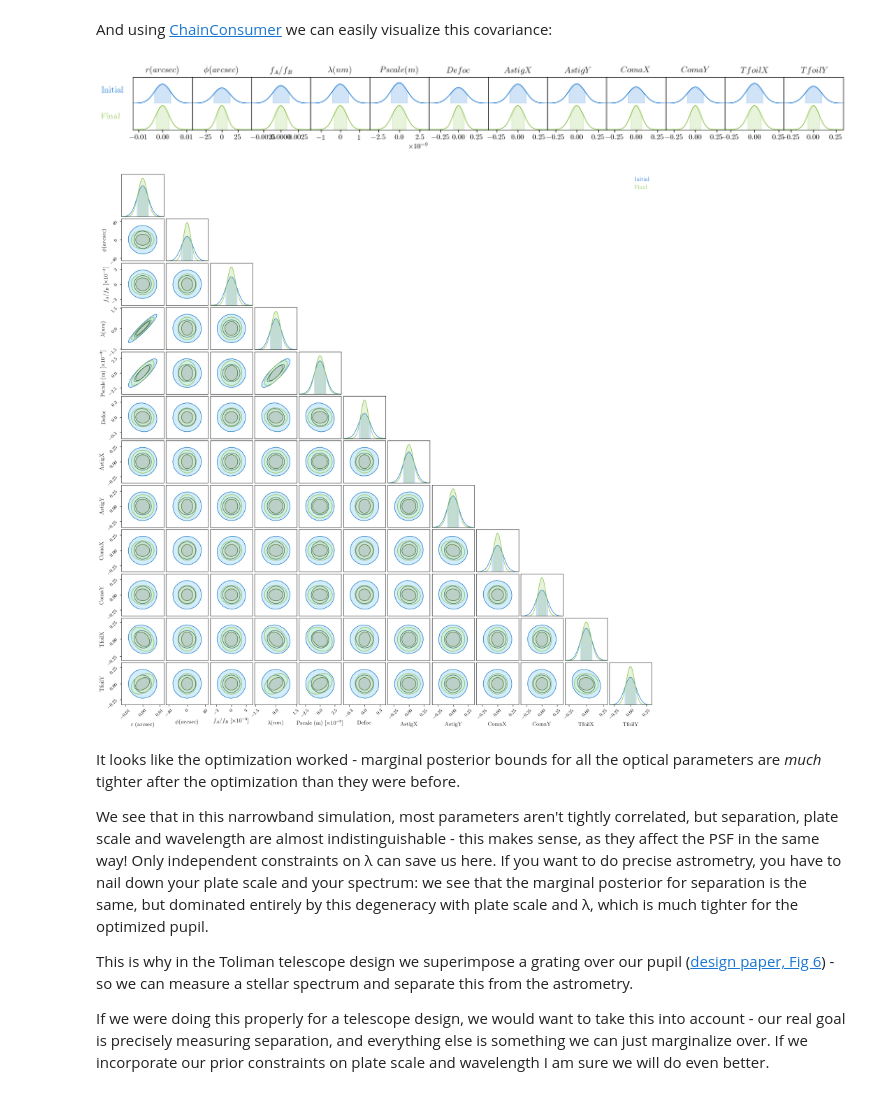
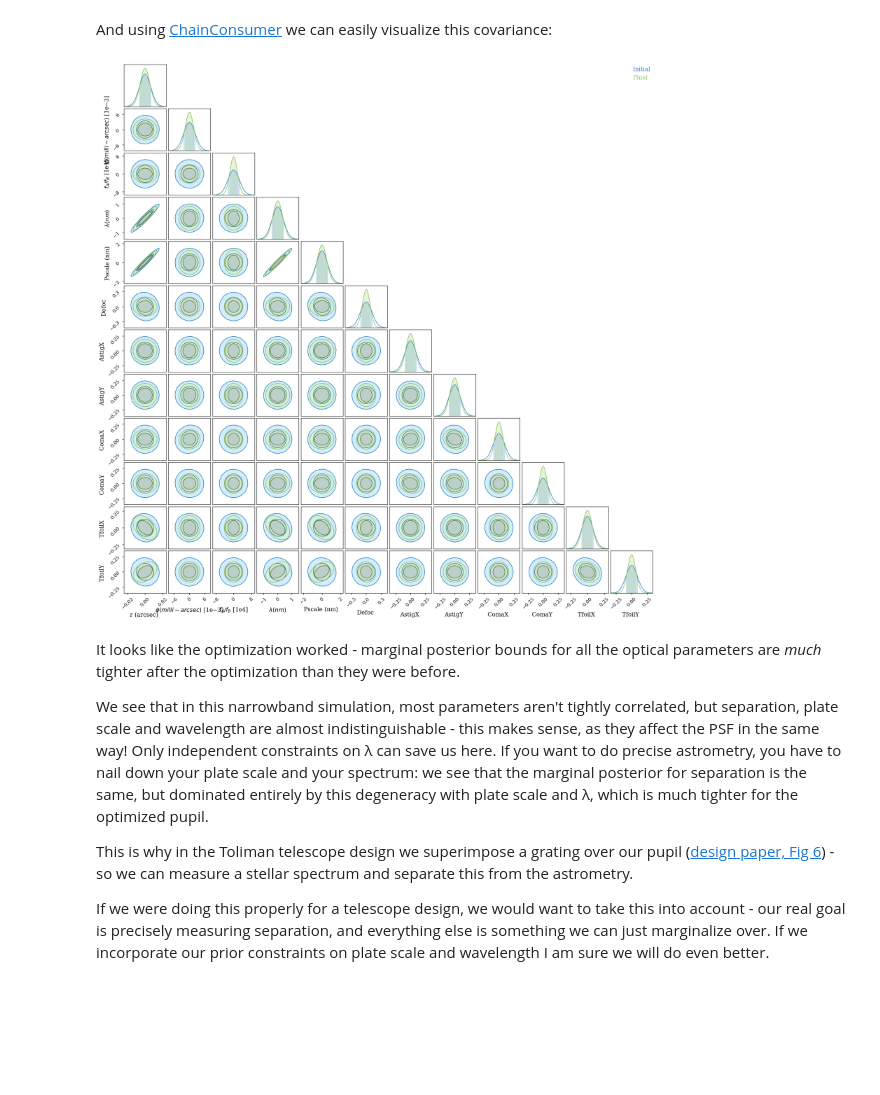
Before and after one commit to LouisDesdoigts/dLux, a Jupyter notebook: docs/notebooks/fisher_information.ipynb, the cells around one changed output. Drawn from its saved outputs; the diff is of its cells as text; code cells hidden in the pictures; blank space fills up the shorter version.

```diff
--- a/docs/notebooks/fisher_information.ipynb
+++ b/docs/notebooks/fisher_information.ipynb
@@ -190,12 +129,11 @@ Define a loss function and specify that we are only optimizing over the CLIMB ba
 # %%
-coeffs_path = ['layers', 4, 'coeffs']
-filter_spec = osys.get_filter_spec([coeffs_path])
+args = model.get_args('ApplyBasisCLIMB.coefficients')
 
 @eqx.filter_jit
-@eqx.filter_value_and_grad(arg=filter_spec)
-def fim_loss_func(model, X, logpri_fn, update_fn):
-    psf = model.propagate()
-    loss = bayes.calc_ent(logpri_fn, X, psf, model, update_fn)
+@eqx.filter_value_and_grad(arg=args)
+def fim_loss_func(model, X, loglike_fn, update_fn, model_fn):
+    psf = model.model()
+    loss = bayes.calculate_entropy(loglike_fn, X, psf, model, update_fn, model_fn)
     return loss
 # %% [markdown]
 Call the loss function once to compile:
@@ -271,5 +205,5 @@ Text(0.5, 1.0, 'Final PSF')
 Let's calculate the covariance matrix elements:
 # %%
 %%time
-covs = [bayes.calc_cov(bayes.poiss_logpri, X, model.propagate(), model, binary_param) for model in [model_in, final]]
+covs = [bayes.calculate_covariance(bayes.poisson_log_likelihood, X, model.model(), model, perturb, 'model') for model in [models_out[0], models_out[-1]]]
 # %% [output]
@@ -278,16 +212,19 @@ Wall time: 15.3 s
 # %% [markdown]
 And using [ChainConsumer](https://samreay.github.io/ChainConsumer/) we can easily visualize this covariance:
-# %%
-c = ChainConsumer()
-c.add_covariance(X, covs[0], parameters=params,name='Initial')
-c.add_covariance(X, covs[1], parameters=params,name='Final')
-c.configure(serif=True, shade=True, bar_shade=True, shade_alpha=0.2, spacing=1., max_ticks=3)
-
-fig = c.plotter.plot_summary()
-fig = c.plotter.plot()
-# %% [output]
-[figure, removed]
-[figure, removed]
+# %%
+param_names = ["r (arcsec)", "$\phi (milli-arcsec)$", '$f_A/f_B$', "$\lambda (nm)$",
+               "Pscale (nm)", "Defoc", "AstigX", "AstigY", "ComaX", "ComaY",
+               "TfoilX", "TfoilY"]
+
+c = ChainConsumer()
+c.add_covariance(X, covs[0], parameters=param_names, name='Initial')
+c.add_covariance(X, covs[1], parameters=param_names, name='Final')
+c.configure(serif=True, shade=True, bar_shade=True, shade_alpha=0.2, spacing=1., max_ticks=3)
+
+# fig = c.plotter.plot_summary() # currently bugged for \phi - issue raised
+fig = c.plotter.plot()
+# %% [output]
+[figure, added]
 # %% [markdown]
 It looks like the optimization worked - marginal posterior bounds for all the optical parameters are *much* tighter after the optimization than they were before.
 
```
Also changed, not shown: parts of 18 cells of this notebook, 3 other files.
